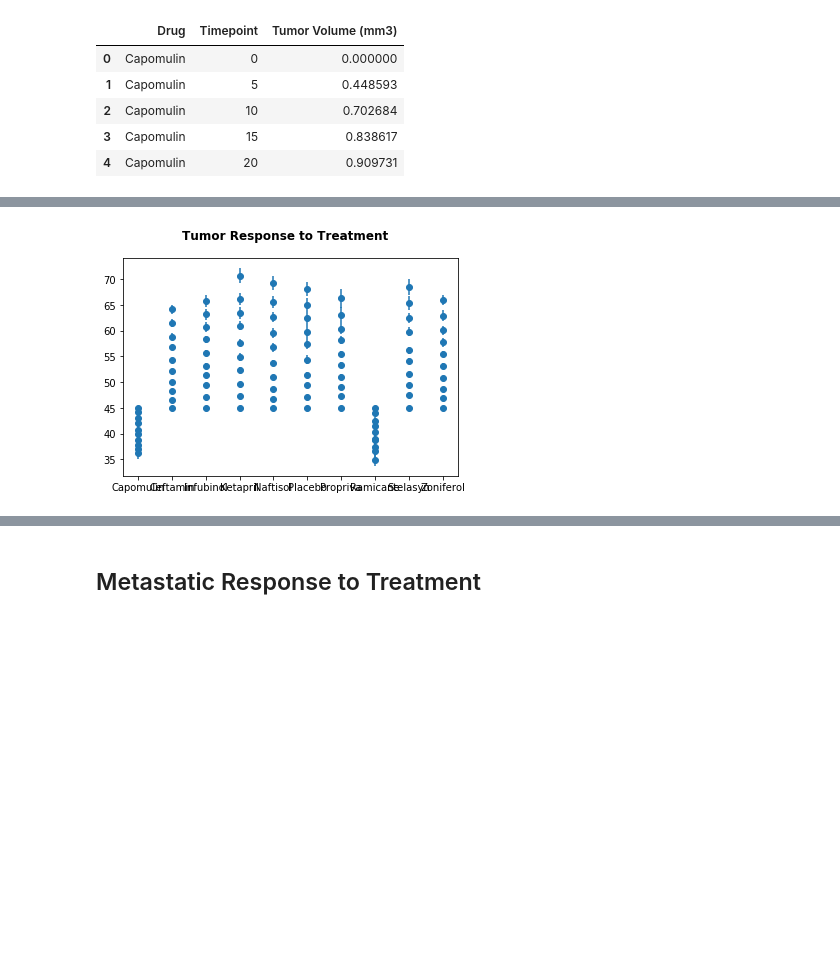
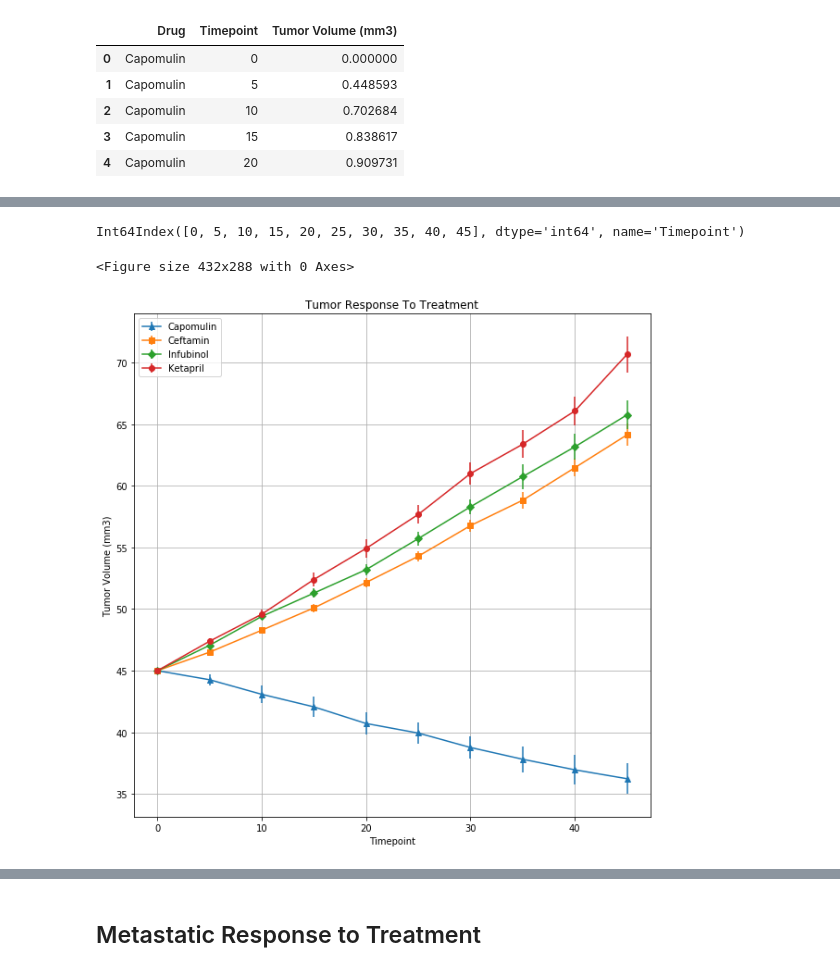
Before and after one commit to tasvora/homework, a Jupyter notebook: Week5_Matplotlib/Pymaceuticals/pymaceuticals_starter.ipynb, the cells around one changed output, grey strips where cells are left out. Cells and saved outputs as stored; diff of their text form; code cells hidden in the pictures; blank space fills up the shorter version.

```diff
--- a/Week5_Matplotlib/Pymaceuticals/pymaceuticals_starter.ipynb
+++ b/Week5_Matplotlib/Pymaceuticals/pymaceuticals_starter.ipynb
@@ -104,21 +102,59 @@ sem = tumor_response_sterr_df["Tumor Volume (mm3)"]
-# %%
-# Show the Figure
-fig, ax = plt.subplots()
-
-fig.suptitle("Tumor Response to Treatment",
-             fontsize=12, fontweight="bold")
-
-ax.errorbar(x_axis, means, yerr=sem, fmt="o")
-
-#ax.set_xlim(-0.5, 1.5)
-#ax.set_ylim(64, 73)
-
-#ax.set_xticklabels(tick_labels)
-#ax.set_xticks([0, 1])
-
-#ax.set_ylabel("Height (Inches)")
-
-
-plt.show()
-# %% [output]
-[figure, removed]
+# %%
+#['Capomulin', 'Ceftamin', 'Infubinol', 'Ketapril', 'Naftisol', 'Placebo',
+       #'Propriva', 'Ramicane', 'Stelasyn', 'Zoniferol'],
+     # dtype='object', name='Drug')
+s = tumor_response_mean_df.index
+s
+# %% [output]
+Int64Index([0, 5, 10, 15, 20, 25, 30, 35, 40, 45], dtype='int64', name='Timepoint')
+# %%
+timepoints = [0,5,10,15,20,25,30,35,40,45]
+
+meanCapomulin = tumor_response_mean_df.iloc[0:,0]
+semCapomulin = tumor_response_sterr_df.iloc[0:,0]
+
+meanCeftamin = tumor_response_mean_df.iloc[0:,1]
+semCeftamin = tumor_response_sterr_df.iloc[0:,1]
+
+meanInfubinol = tumor_response_mean_df.iloc[0:,2]
+semInfubinol = tumor_response_sterr_df.iloc[0:,2]
+
+meanKetapril = tumor_response_mean_df.iloc[0:,3]
+semKetapril = tumor_response_sterr_df.iloc[0:,3]
+# Generate the Plot (with Error Bars)
+
+# Save the Figure
+# %%
+# Show the Figure
+#plt.scatter(timepoints, meanCapomulin, marker="o", facecolors="red", edgecolors="black",
+ #           s=meanCapomulin, alpha=0.75)
+
+#plt.scatter(timepoints, meanCeftamin, marker="^", facecolors="blue", edgecolors="black",
+       #     s=meanCeftamin, alpha=0.75)
+
+
+#plt.scatter(timepoints, meanInfubinol, marker="s", facecolors="green", edgecolors="black",
+   #         s=meanInfubinol, alpha=0.75)
+
+
+#plt.scatter(timepoints, meanKetapril, marker="D", facecolors="black", edgecolors="black",
+       #     s=meanKetapril, alpha=0.75)
+
+fig = plt.figure()
+plt.figure(figsize=(10,10))
+plt.errorbar(s, meanCapomulin, yerr=semCapomulin, marker="^",label='Capomulin')
+
+plt.errorbar(timepoints, meanCeftamin, yerr=semCeftamin, marker="s",label='Ceftamin')
+plt.errorbar(timepoints, meanInfubinol, yerr=semInfubinol, marker="D",label='Infubinol')
+plt.errorbar(timepoints, meanKetapril, yerr=semKetapril,marker="o",label='Ketapril')
+
+plt.title("Tumor Response To Treatment")
+plt.xlabel("Timepoint")
+plt.ylabel("Tumor Volume (mm3)")
+
+plt.legend(loc='best')
+plt.grid()
+plt.show()
+# %% [output]
+<Figure size 432x288 with 0 Axes>
+[figure, added]
```
Also changed, not shown: parts of 5 cells of this notebook.
